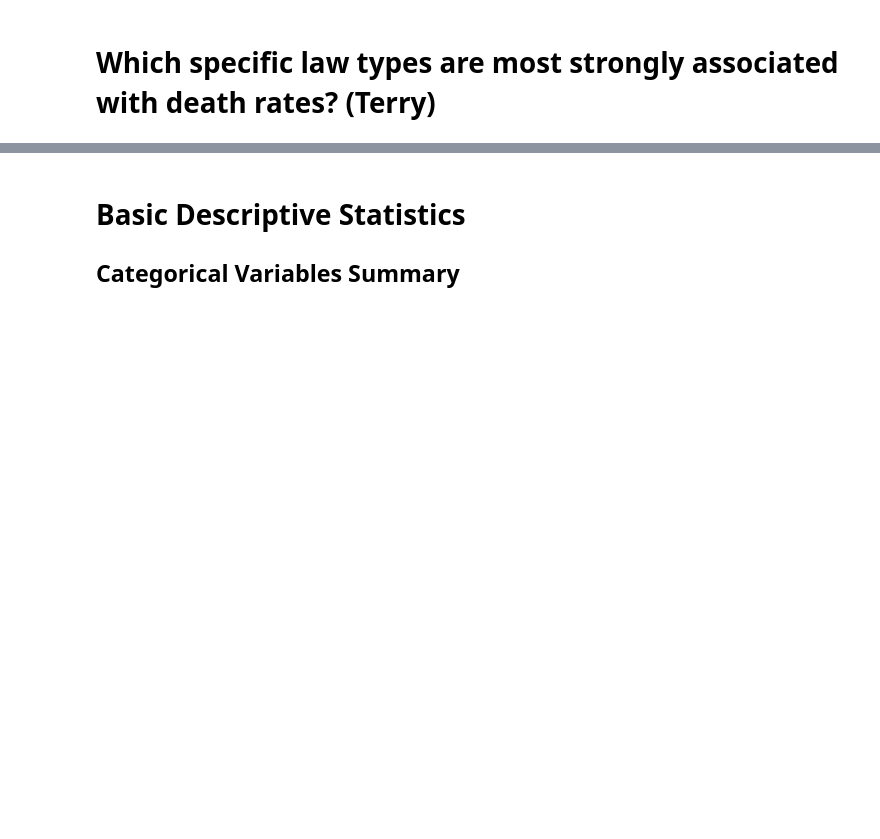
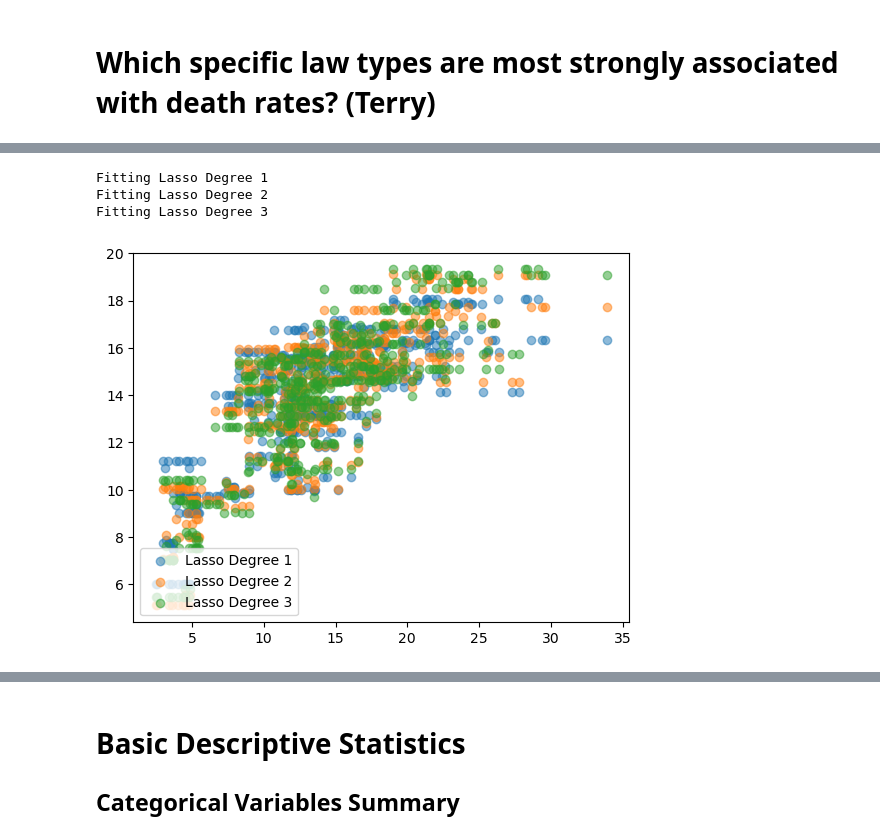
Before and after one commit to chloeob74/gun_policy_analysis, a Jupyter notebook: q_law_types/eda-terry.ipynb, the cells around one changed output, grey strips where cells are left out. Saved outputs shown, nothing was run; the diff lists cells and outputs as text; code cells hidden in the pictures; blank space fills up the shorter version.

```diff
--- a/q_law_types/eda-terry.ipynb
+++ b/q_law_types/eda-terry.ipynb
@@ -39,0 +54,41 @@ class_permissive_firearms_in_k_12_educational_s...       0       0
+# %%
+columns =list(df.columns)
+strength_columns = [col for col in df.columns if col.startswith('strength_') ]
+restrictive_columns = [col for col in df.columns if col.startswith('class_restrictive_') ]
+permissive_columns  = [col for col in df.columns if col.startswith('class_permissive_') ]
+#factors_of_interest = ['law_strength_score'] + strength_columns + restrictive_columns + permissive_columns
+factors_of_interest = restrictive_columns + permissive_columns
+
+if(len(strength_columns) != len(restrictive_columns) or len(restrictive_columns) != len(permissive_columns)):
+    print(f"Columns of Interest: {len(strength_columns)} strength, {len(restrictive_columns)} restrictive, {len(permissive_columns)} permissive")
+# %%
+noDC = df[df['state'] != 'District of Columbia']
+noDC.sort_values(by='rate')
+poly = PolynomialFeatures(degree=2)
+df_poly = poly.fit_transform(df[factors_of_interest])
+
+# with pd.option_context('display.max_rows', None,):
+#     print(len(poly.get_feature_names_out()))
+#     print(pd.DataFrame(df_poly))
+models = []
+for count, degree in enumerate([1,2,3]):
+    print(f"Fitting Lasso Degree {degree}")
+    model = Pipeline([
+        ('poly', PolynomialFeatures(degree)),
+        ('scaler', StandardScaler()),
+        ('lasso', Lasso())
+        ])
+    fit = model.fit(noDC[factors_of_interest], noDC['rate'])
+    models.append({'degree': degree, 'model': model, 'fit': fit})
+    y_plot = model.predict(noDC[factors_of_interest])
+    plt.scatter(noDC['rate'], y_plot,
+             label=f'Lasso Degree {degree}', alpha=0.5)
+
+plt.legend(loc='lower left')
+
+plt.show()
+# %% [output]
+Fitting Lasso Degree 1
+Fitting Lasso Degree 2
+Fitting Lasso Degree 3
+[figure, added]
```
Also changed, not shown: parts of 7 cells of this notebook.
